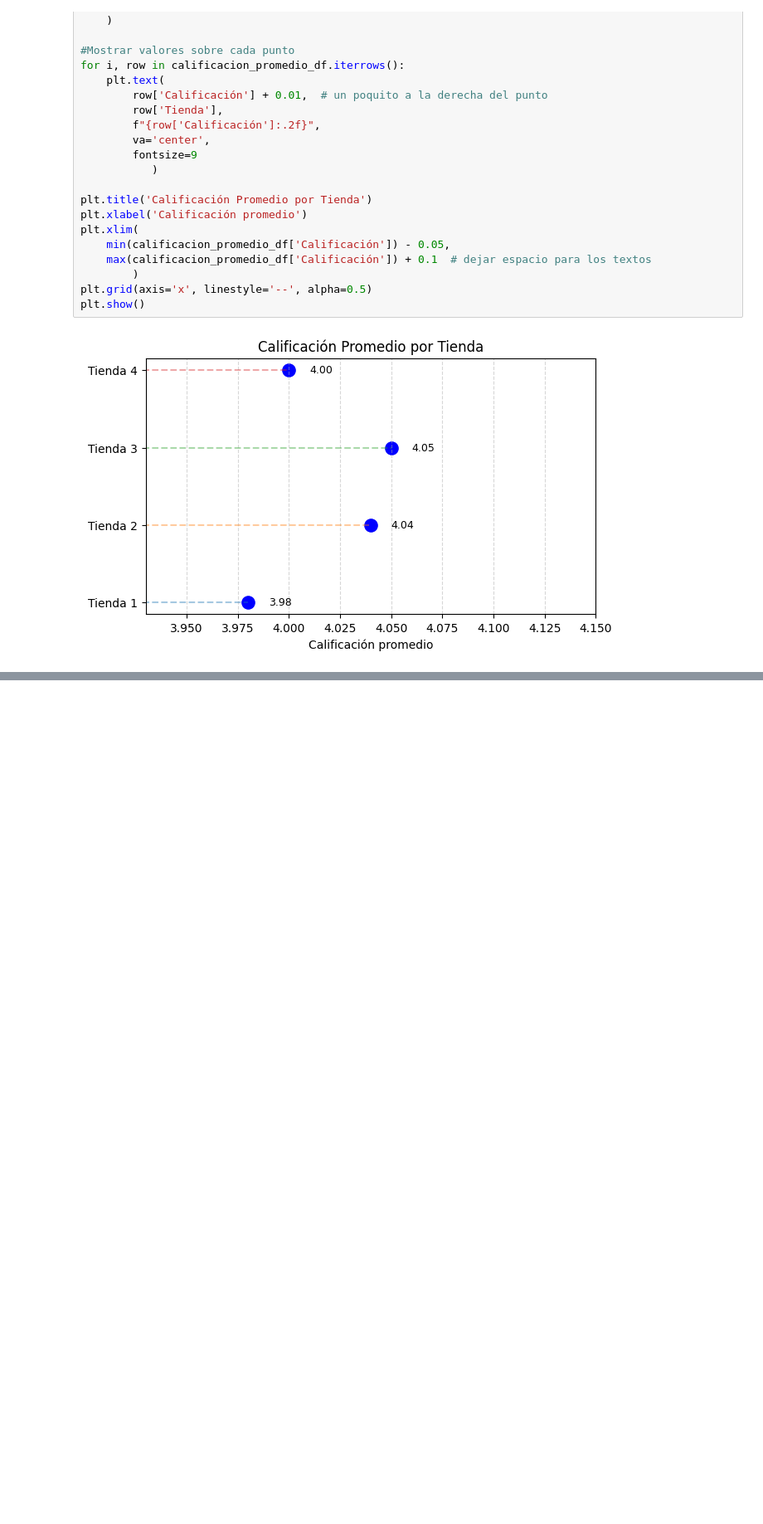
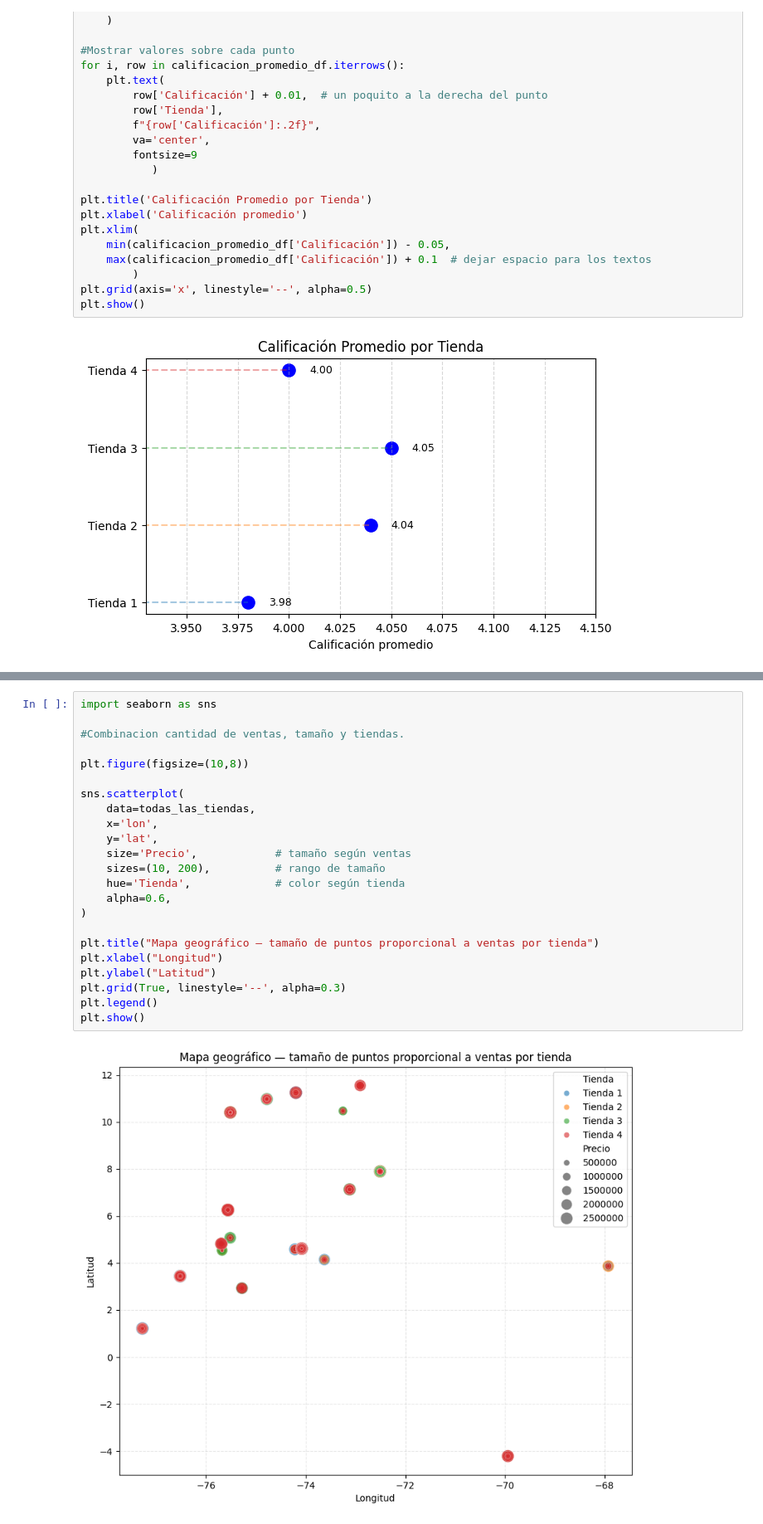
Before and after one commit to DiegoFau/Alura_store_latam, a Jupyter notebook: AluraStoreLatam.ipynb, the cells around one changed output, grey strips where cells are left out. Shown: that part at 83% size. Drawn from its saved outputs; the diff is of its cells as text; blank space fills up the shorter version.

```diff
--- a/AluraStoreLatam.ipynb
+++ b/AluraStoreLatam.ipynb
@@ -358,0 +398,25 @@ plt.show()
+# %%
+import seaborn as sns
+
+#Combinacion cantidad de ventas, tamaño y tiendas.
+
+plt.figure(figsize=(10,8))
+
+sns.scatterplot(
+    data=todas_las_tiendas,
+    x='lon',
+    y='lat',
+    size='Precio',            # tamaño según ventas
+    sizes=(10, 200),          # rango de tamaño
+    hue='Tienda',             # color según tienda
+    alpha=0.6,
+)
+
+plt.title("Mapa geográfico — tamaño de puntos proporcional a ventas por tienda")
+plt.xlabel("Longitud")
+plt.ylabel("Latitud")
+plt.grid(True, linestyle='--', alpha=0.3)
+plt.legend()
+plt.show()
+# %% [output]
+[figure, added]
```
Also changed, not shown: parts of 7 cells of this notebook.
